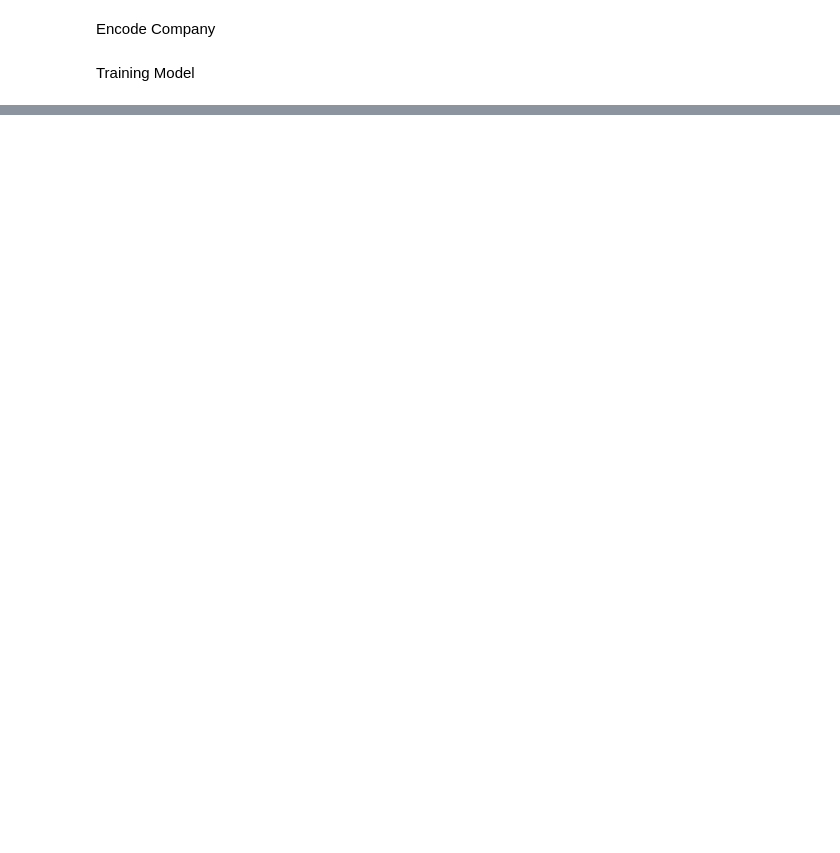
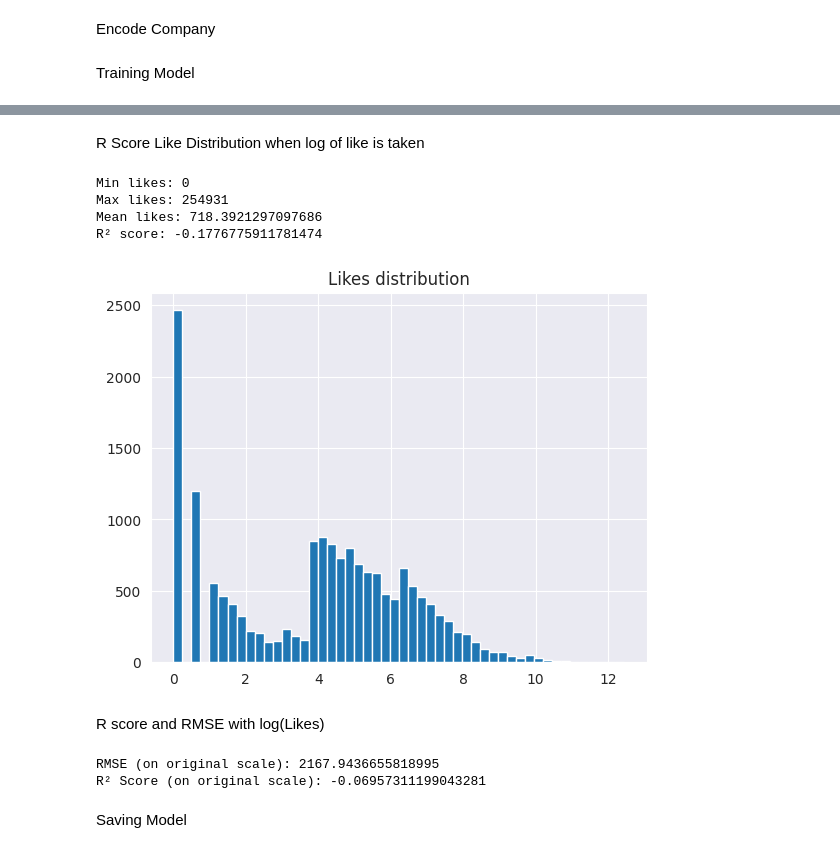
Before and after one commit to 3x3cu73/CAIC_Summer_Of_Tech_25, a Jupyter notebook: AI_&_Dev_DevClub/Week-2/main.ipynb, the cells around one changed output, grey strips where cells are left out. Cells and saved outputs as stored; diff of their text form; code cells hidden in the pictures; blank space fills up the shorter version.

```diff
--- a/AI_&_Dev_DevClub/Week-2/main.ipynb
+++ b/AI_&_Dev_DevClub/Week-2/main.ipynb
@@ -213,0 +214,79 @@ RMSE: 3574.7005276375494
+# %% [markdown]
+R Score Like Distribution when log of like is taken
+# %%
+print("Min likes:", y.min())
+print("Max likes:", y.max())
+print("Mean likes:", y.mean())
+
+from sklearn.metrics import r2_score
+print("R² score:", r2_score(y_test, preds))
+logy = np.log1p(df['likes'])  # use log(1 + likes)
+import matplotlib.pyplot as plt
+plt.hist(logy, bins=50)
+plt.title("Likes distribution")
+plt.show()
+# %% [output]
+Min likes: 0
+Max likes: 254931
+Mean likes: 718.3921297097686
+R² score: -0.1776775911781474
+[figure, added]
+# %% [markdown]
+R score and RMSE with log(Likes)
+# %%
+from sklearn.compose import TransformedTargetRegressor
+import numpy as np
+import pandas as pd
+import time
+from sklearn.model_selection import train_test_split
+from sklearn.ensemble import RandomForestRegressor
+from sklearn.metrics import mean_squared_error, r2_score
+from textblob import TextBlob
+
+
+df = pd.read_csv("behaviour_simulation_train.csv")
+df.dropna(subset=['content', 'username', 'company', 'likes'], inplace=True)
+df['media'].fillna('no_media')
+df['has_media'] = df['media'].apply(lambda x: x != 'no_media')
+df['content'] = df['content'].astype(str).str.strip().str.lower()
+df['datetime'] = pd.to_datetime(df['date'], errors='coerce')
+df['hour'] = df['datetime'].dt.hour
+df['day'] = df['datetime'].dt.day_name()
+df['month'] = df['datetime'].dt.strftime('%b')
+df['word_count'] = df['content'].apply(lambda x: len(x.split()))
+df['char_count'] = df['content'].apply(len)
+df['sentiment'] = df['content'].apply(lambda x: TextBlob(x).sentiment.polarity)
+
+
+
+# Features and target
+X = df[['word_count', 'char_count', 'has_media', 'hour', 'sentiment']]
+y = df['likes']  # keep raw likes here
+
+# Split data
+X_train, X_test, y_train, y_test = train_test_split(X, y, test_size=0.2, random_state=94)
+
+# Define model with target transformation
+model = TransformedTargetRegressor(
+    regressor=RandomForestRegressor(),
+    func=np.log1p,        # Apply during training
+    inverse_func=np.expm1 # Apply during prediction
+)
+
+# Train model
+model.fit(X_train, y_train)
+
+# Predict (model already returns predictions in original scale)
+preds = model.predict(X_test)
+
+# Evaluate
+rmse = np.sqrt(mean_squared_error(y_test, preds))
+r2 = r2_score(y_test, preds)
+
+print("RMSE (on original scale):", rmse)
+print("R² Score (on original scale):", r2)
+# %% [output]
+RMSE (on original scale): 2167.9436655818995
+R² Score (on original scale): -0.06957311199043281
+# %% [markdown]
+Saving Model
```
Also changed, not shown: parts of 2 cells of this notebook, 2 other files.
